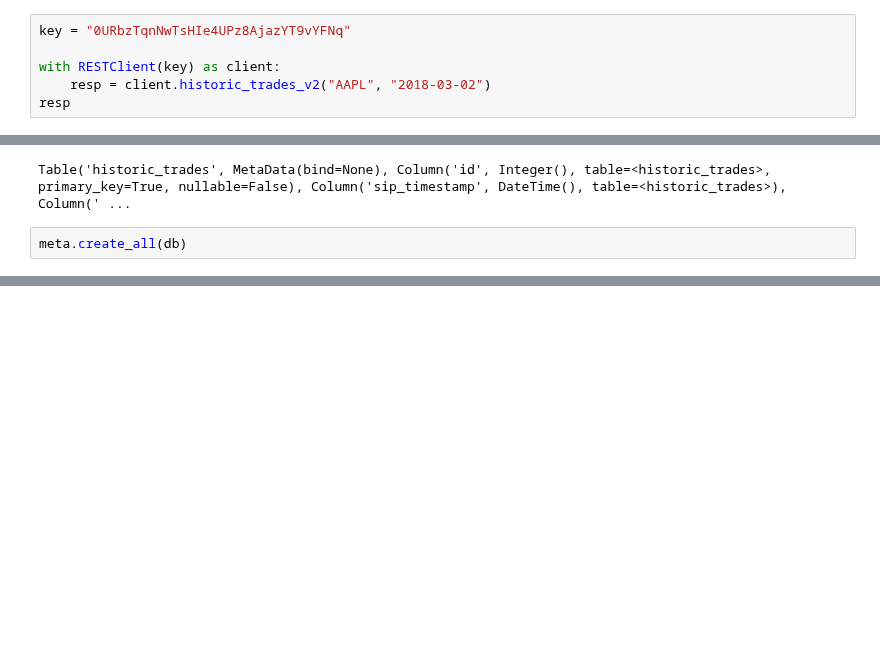
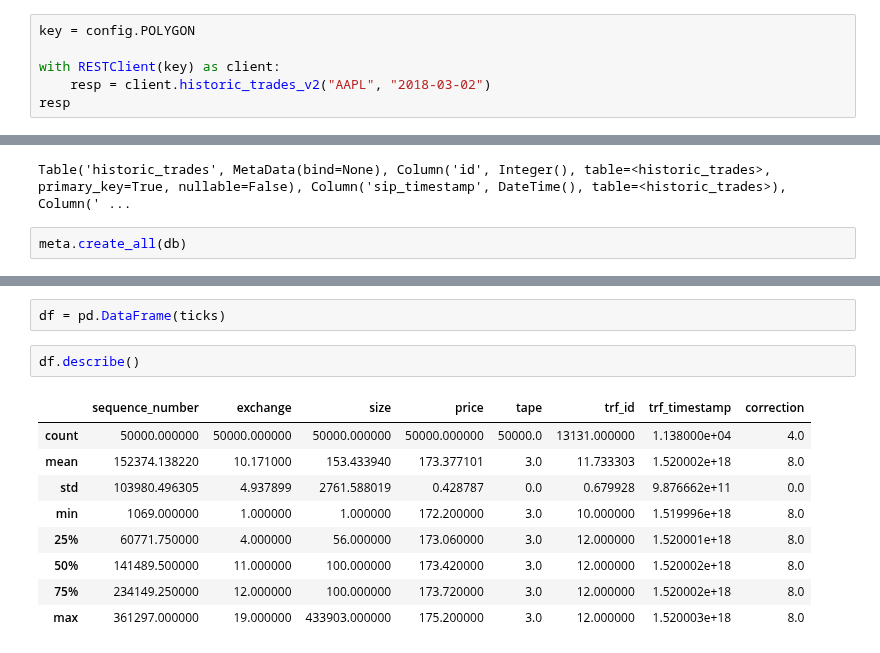
Before and after one commit to MarkPopovich/financial-ml, a Jupyter notebook: 0-Exploration/0.9 Polygon Historical Data.ipynb, the cells around one changed output, grey strips where cells are left out. Cells and saved outputs as stored; diff of their text form; blank space fills up the shorter version.

```diff
--- a/0-Exploration/0.9 Polygon Historical Data.ipynb
+++ b/0-Exploration/0.9 Polygon Historical Data.ipynb
@@ -35,5 +10,5 @@ On: 2018-03-02 Apple opened at 172.8 and closed at 176.21
 # %%
-key = "0URbzTqnNwTsHIe4UPz8AjazYT9vYFNq"
+key = config.POLYGON
 
 with RESTClient(key) as client:
     resp = client.historic_trades_v2("AAPL", "2018-03-02")
@@ -316,0 +392,14 @@ for i, tick in enumerate(resp.results):
+# %%
+df = pd.DataFrame(ticks)
+# %%
+df.describe()
+# %% [output]
+|  | sequence_number | exchange | size | price | tape | trf_id | trf_timestamp | correction |
+| count | 50000.000000 | 50000.000000 | 50000.000000 | 50000.000000 | 50000.0 | 13131.000000 | 1.138000e+04 | 4.0 |
+| mean | 152374.138220 | 10.171000 | 153.433940 | 173.377101 | 3.0 | 11.733303 | 1.520002e+18 | 8.0 |
+| std | 103980.496305 | 4.937899 | 2761.588019 | 0.428787 | 0.0 | 0.679928 | 9.876662e+11 | 0.0 |
+| min | 1069.000000 | 1.000000 | 1.000000 | 172.200000 | 3.0 | 10.000000 | 1.519996e+18 | 8.0 |
+| 25% | 60771.750000 | 4.000000 | 56.000000 | 173.060000 | 3.0 | 12.000000 | 1.520001e+18 | 8.0 |
+| 50% | 141489.500000 | 11.000000 | 100.000000 | 173.420000 | 3.0 | 12.000000 | 1.520002e+18 | 8.0 |
+| 75% | 234149.250000 | 12.000000 | 100.000000 | 173.720000 | 3.0 | 12.000000 | 1.520002e+18 | 8.0 |
+| max | 361297.000000 | 19.000000 | 433903.000000 | 175.200000 | 3.0 | 12.000000 | 1.520003e+18 | 8.0 |
```
Also changed, not shown: parts of 24 cells of this notebook, 3 other files.
